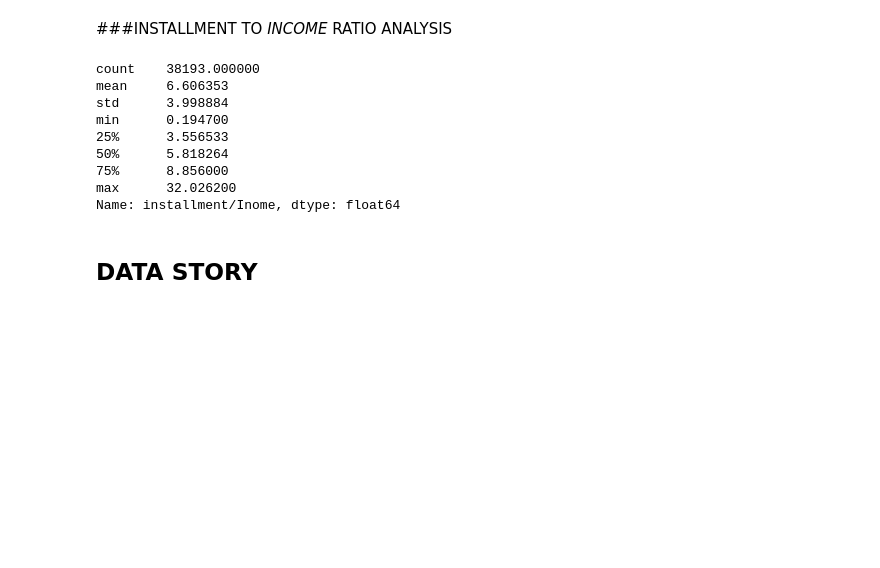
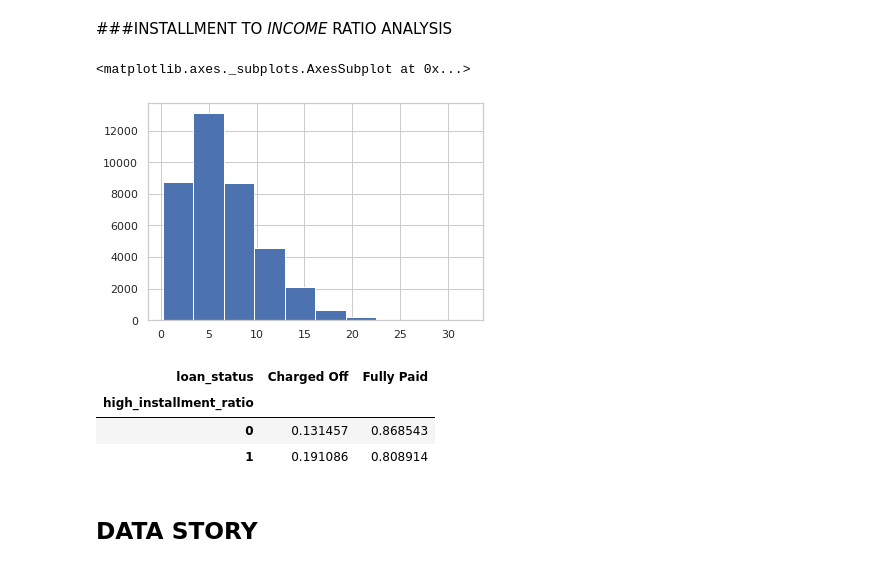
Before and after one commit to karthikmnkrishna/Loan-default-prediction, a Jupyter notebook: Lending_case_Study_combine.ipynb, the cells around one changed output. Cells and saved outputs as stored; diff of their text form; code cells hidden in the pictures; blank space fills up the shorter version.

```diff
--- a/Lending_case_Study_combine.ipynb
+++ b/Lending_case_Study_combine.ipynb
@@ -1006,16 +1006,9 @@ The cases where charged off is higher are mostly(~88%) debt consolidation/other
 # %% [markdown]
 ###INSTALLMENT TO *INCOME* RATIO ANALYSIS
 # %%
-loans['installment/Inome'] = (loans.installment *100)/(loans.annual_inc/12)
+loans['installment_ratio'] = (loans.installment *100)/(loans.annual_inc/12)
-# %%
-loans['installment/Inome'].describe()
-# %% [output]
-count    38193.000000
-mean     6.606353
-std      3.998884
-min      0.194700
-25%      3.556533
-50%      5.818264
-75%      8.856000
-max      32.026200
-Name: installment/Inome, dtype: float64
+# %%
+loans.installment_ratio.hist()
+# %% [output]
+<matplotlib.axes._subplots.AxesSubplot at 0x...>
+[figure, added]
@@ -1022,3 +1017,11 @@ Name: installment/Inome, dtype: float64
+# %%
+pd.crosstab([loans.high_installment_ratio  ],loans.loan_status,values=loans.loan_amnt,aggfunc='count',
+           normalize='index')
+# %% [output]
+| loan_status | Charged Off | Fully Paid |
+| high_installment_ratio |  |  |
+| 0 | 0.131457 | 0.868543 |
+| 1 | 0.191086 | 0.808914 |
 # %% [markdown]
 ## DATA STORY
 # %% [markdown]
```
Also changed, not shown: parts of 1 cell of this notebook.
